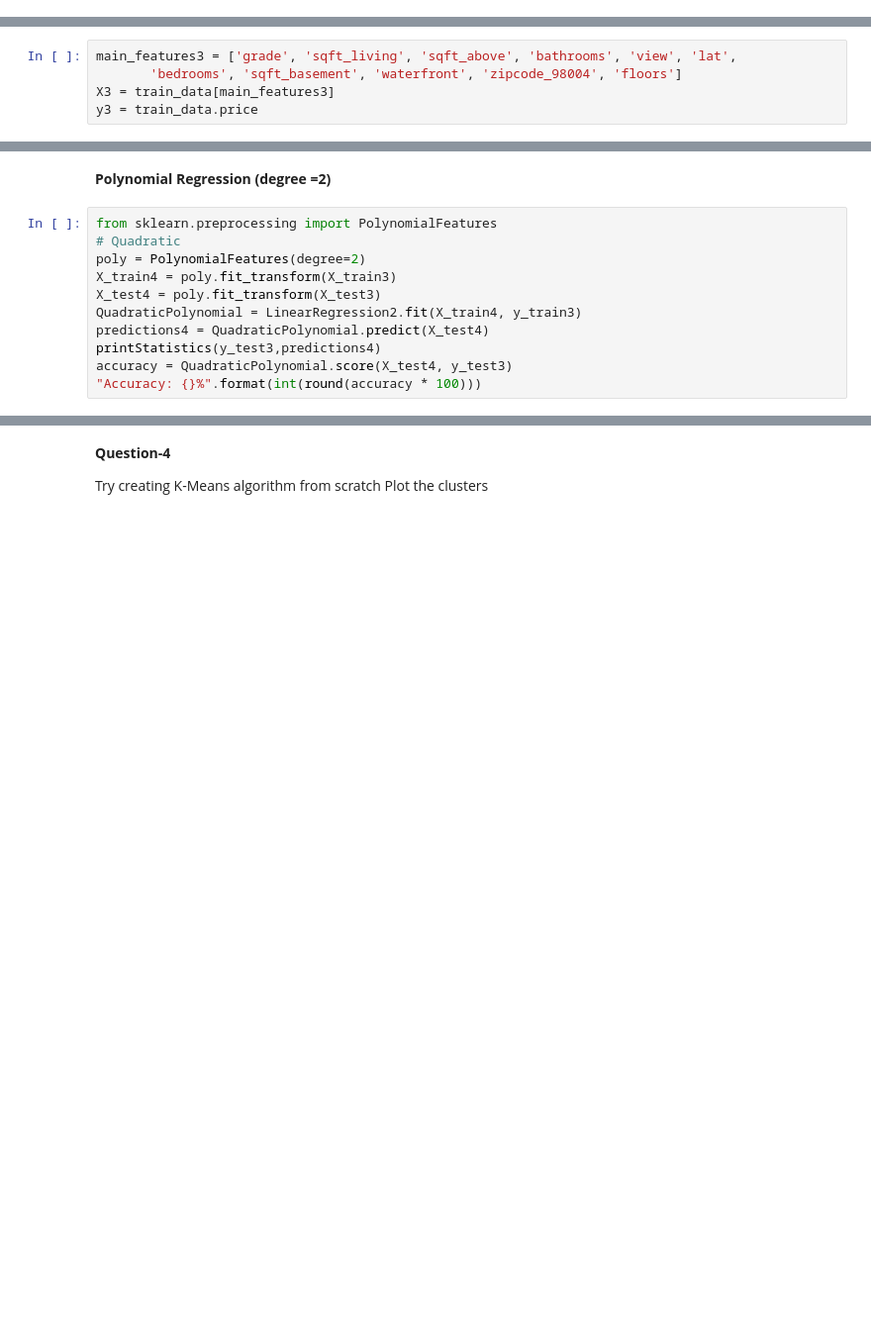
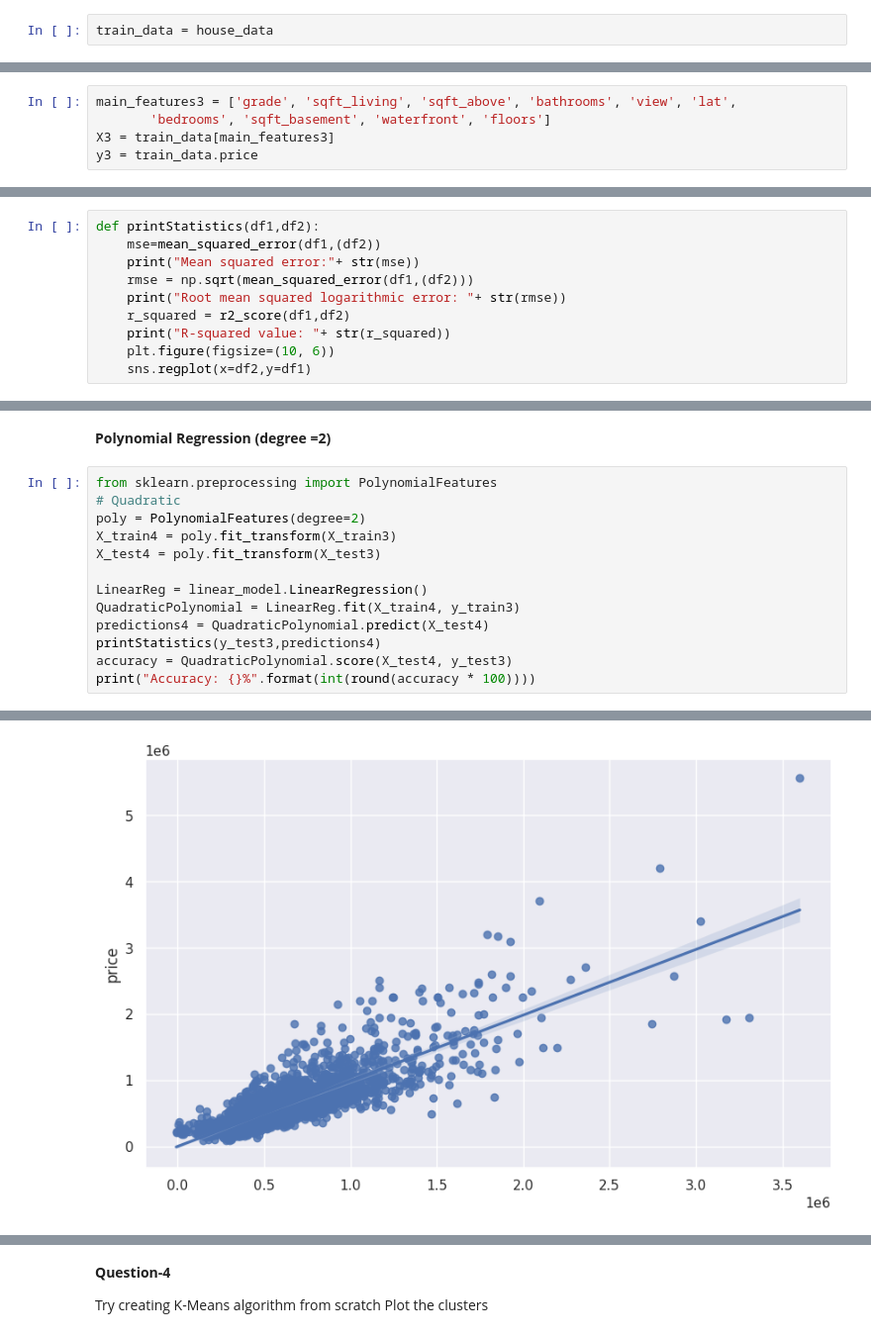
Before and after one commit to boorashiva12/AIML-Training-Shiva, a Jupyter notebook: Assignment_Day_2.ipynb, the cells around one changed output, grey strips where cells are left out. Shown at 99% size. Saved outputs shown, nothing was run; the diff lists cells and outputs as text; blank space fills up the shorter version.

```diff
--- a/Assignment_Day_2.ipynb
+++ b/Assignment_Day_2.ipynb
@@ -136,2 +201,4 @@ train_data = pd.read_csv('/content/kc_house_data.csv')
+# %%
+train_data = house_data
 # %%
 train_data.head()
@@ -140,6 +217,6 @@ train_data.shape
 # %%
 main_features3 = ['grade', 'sqft_living', 'sqft_above', 'bathrooms', 'view', 'lat',
-       'bedrooms', 'sqft_basement', 'waterfront', 'zipcode_98004', 'floors']
+       'bedrooms', 'sqft_basement', 'waterfront', 'floors']
 X3 = train_data[main_features3]
 y3 = train_data.price
 # %%
@@ -146,5 +224,15 @@ y3 = train_data.price
 X_train3, X_test3, y_train3, y_test3 = train_test_split(X3, y3, test_size=0.20, random_state=0)
 # %% [markdown]
 **Lasso Regression**
+# %%
+def printStatistics(df1,df2):
+    mse=mean_squared_error(df1,(df2))
+    print("Mean squared error:"+ str(mse))
+    rmse = np.sqrt(mean_squared_error(df1,(df2)))
+    print("Root mean squared logarithmic error: "+ str(rmse))
+    r_squared = r2_score(df1,df2)
+    print("R-squared value: "+ str(r_squared))
+    plt.figure(figsize=(10, 6))
+    sns.regplot(x=df2,y=df1)
 # %%
 # Normalize the training and test data
@@ -174,8 +273,11 @@ from sklearn.preprocessing import PolynomialFeatures
 poly = PolynomialFeatures(degree=2)
 X_train4 = poly.fit_transform(X_train3)
 X_test4 = poly.fit_transform(X_test3)
-QuadraticPolynomial = LinearRegression2.fit(X_train4, y_train3)
+
+LinearReg = linear_model.LinearRegression()
+QuadraticPolynomial = LinearReg.fit(X_train4, y_train3)
 predictions4 = QuadraticPolynomial.predict(X_test4)
 printStatistics(y_test3,predictions4)
 accuracy = QuadraticPolynomial.score(X_test4, y_test3)
-"Accuracy: {}%".format(int(round(accuracy * 100)))
+print("Accuracy: {}%".format(int(round(accuracy * 100))))
+# %% [output]
@@ -182 +288,2 @@ accuracy = QuadraticPolynomial.score(X_test4, y_test3)
+[figure, added]
 # %% [markdown]
```
Also changed, not shown: parts of 27 cells of this notebook.
